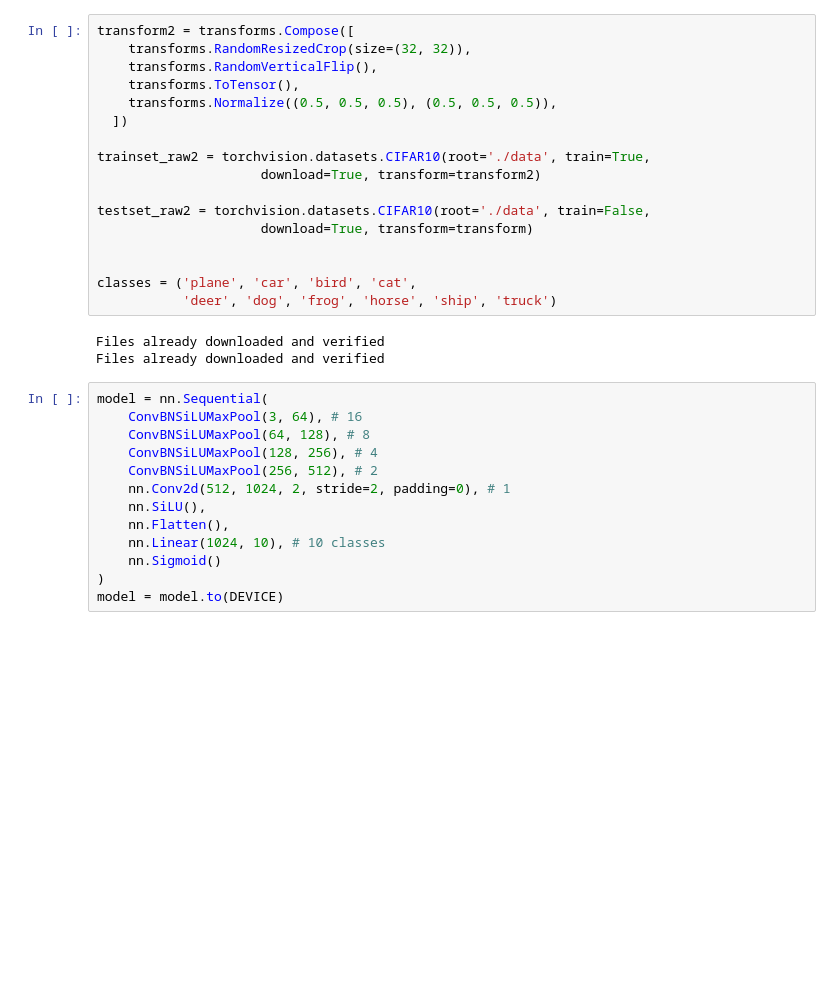
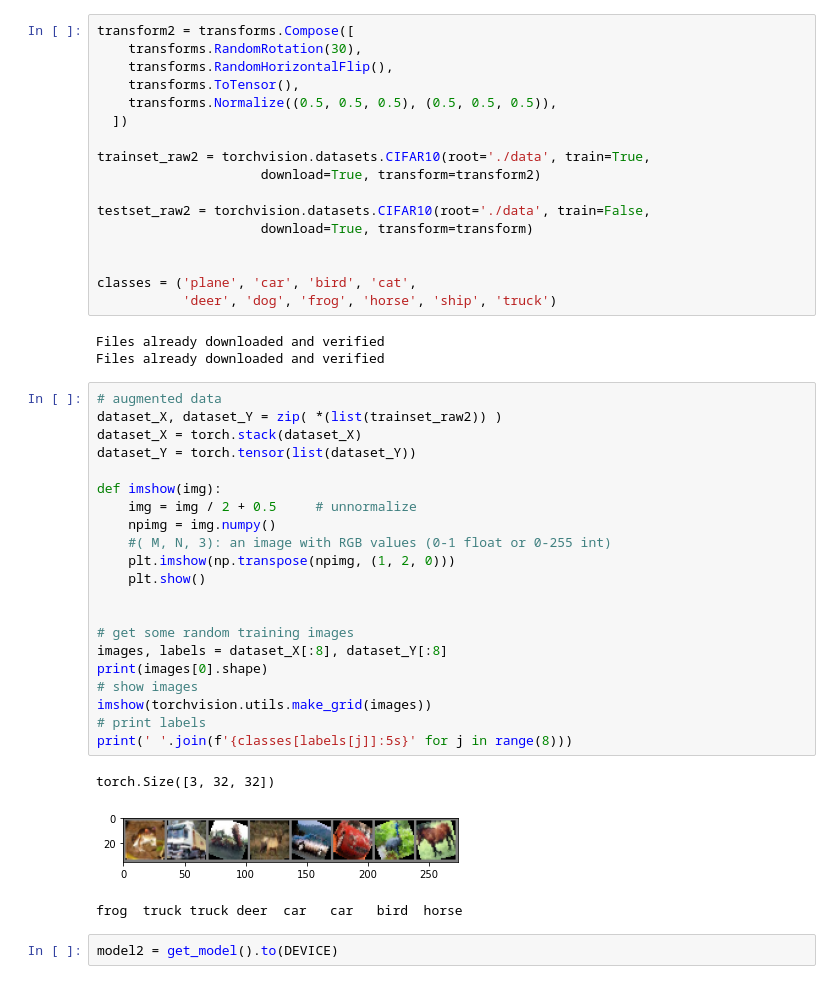
Before and after one commit to xiaoshaoyc/CSCI-4962, a Jupyter notebook: CSCI4962_HW5.ipynb, the cells around one changed output. Drawn from its saved outputs; the diff is of its cells as text; blank space fills up the shorter version.

```diff
--- a/CSCI4962_HW5.ipynb
+++ b/CSCI4962_HW5.ipynb
@@ -400,7 +437,7 @@ Estimated Total Size (MB): 43.95
 # %%
 transform2 = transforms.Compose([
-    transforms.RandomResizedCrop(size=(32, 32)),
-    transforms.RandomVerticalFlip(),
+    transforms.RandomRotation(30),
+    transforms.RandomHorizontalFlip(),
     transforms.ToTensor(),
     transforms.Normalize((0.5, 0.5, 0.5), (0.5, 0.5, 0.5)),
   ])
@@ -417,17 +454,31 @@ classes = ('plane', 'car', 'bird', 'cat',
 # %% [output]
 Files already downloaded and verified
 Files already downloaded and verified
-# %%
-model = nn.Sequential(
-    ConvBNSiLUMaxPool(3, 64), # 16
-    ConvBNSiLUMaxPool(64, 128), # 8
-    ConvBNSiLUMaxPool(128, 256), # 4
-    ConvBNSiLUMaxPool(256, 512), # 2
-    nn.Conv2d(512, 1024, 2, stride=2, padding=0), # 1
-    nn.SiLU(),
-    nn.Flatten(),
-    nn.Linear(1024, 10), # 10 classes
-    nn.Sigmoid()
-)
-model = model.to(DEVICE)
+# %%
+# augmented data
+dataset_X, dataset_Y = zip( *(list(trainset_raw2)) )
+dataset_X = torch.stack(dataset_X)
+dataset_Y = torch.tensor(list(dataset_Y))
+
+def imshow(img):
+    img = img / 2 + 0.5     # unnormalize
+    npimg = img.numpy()
+    #( M, N, 3): an image with RGB values (0-1 float or 0-255 int)
+    plt.imshow(np.transpose(npimg, (1, 2, 0)))
+    plt.show()
+
+
+# get some random training images
+images, labels = dataset_X[:8], dataset_Y[:8]
+print(images[0].shape)
+# show images
+imshow(torchvision.utils.make_grid(images))
+# print labels
+print(' '.join(f'{classes[labels[j]]:5s}' for j in range(8)))
+# %% [output]
+torch.Size([3, 32, 32])
+[figure, added]
+frog  truck truck deer  car   car   bird  horse
+# %%
+model2 = get_model().to(DEVICE)
 # %%
```
Also changed, not shown: parts of 26 cells of this notebook.
